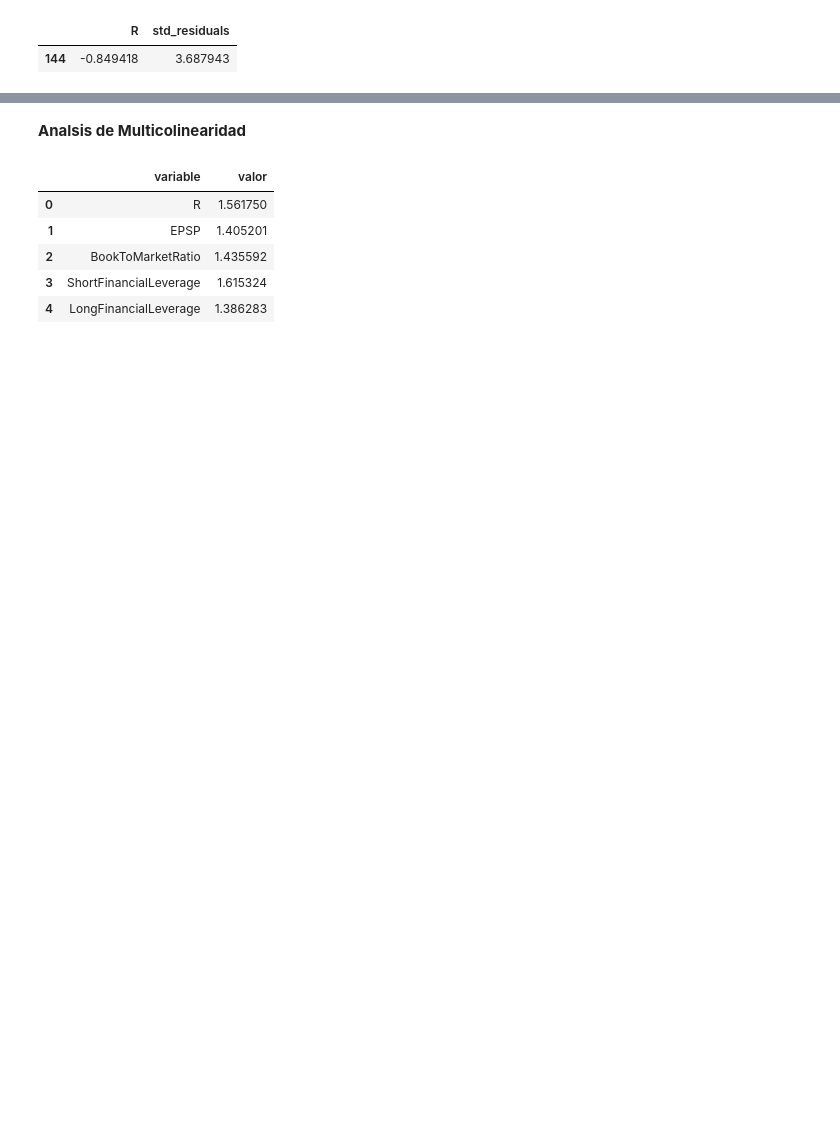
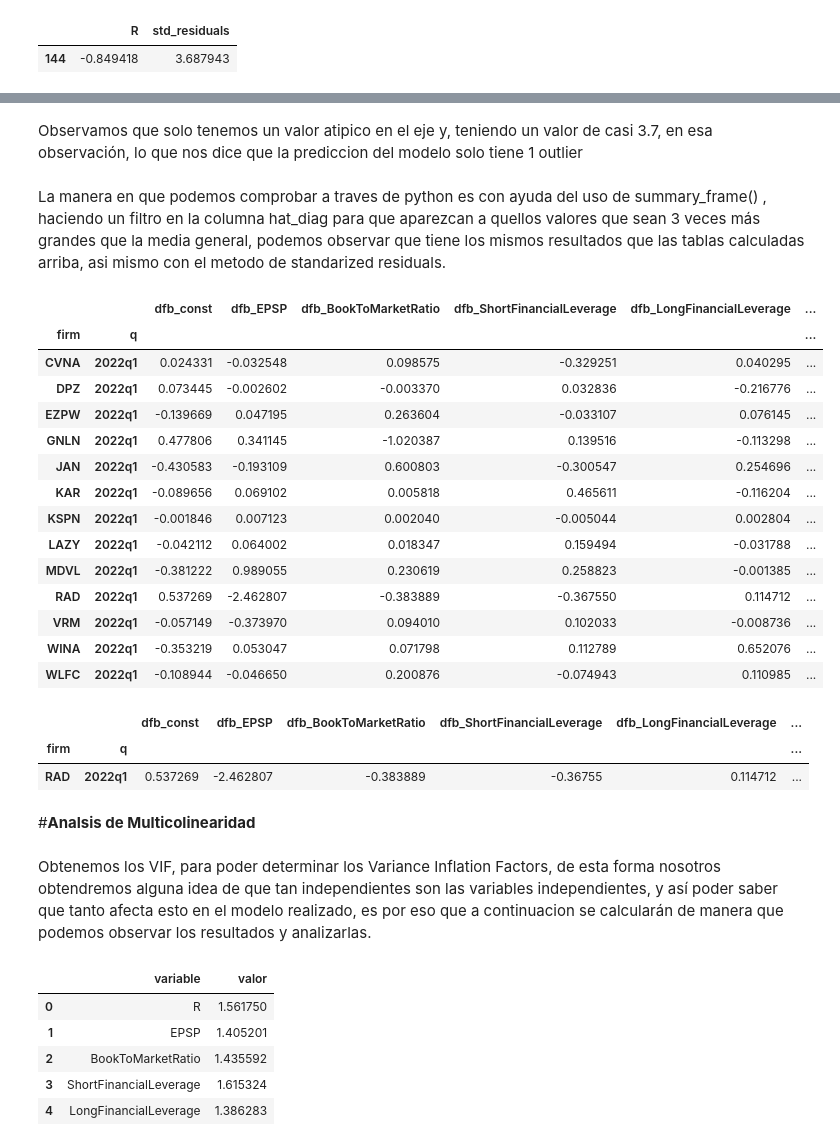
Before and after one commit to danoman17/TC3007C_Modulo5, a Jupyter notebook: Módulo_5_Preprocesamiento_de_datos.ipynb, the cells around one changed output, grey strips where cells are left out. Drawn from its saved outputs; the diff is of its cells as text; code cells hidden in the pictures; blank space fills up the shorter version.

```diff
--- a/Módulo_5_Preprocesamiento_de_datos.ipynb
+++ b/Módulo_5_Preprocesamiento_de_datos.ipynb
@@ -597,5 +610,37 @@ influence_sum
+# %% [markdown]
+Observamos que solo tenemos un valor atipico en el eje y, teniendo un valor de casi 3.7, en esa observación, lo que nos dice que la prediccion del modelo solo tiene 1 outlier
+# %% [markdown]
+La manera en que podemos comprobar a traves de python es con ayuda del uso de summary_frame() , haciendo un filtro en la columna hat_diag para que aparezcan a quellos valores que sean 3 veces más grandes que la media general, podemos observar que tiene los mismos resultados que las tablas calculadas arriba, asi mismo con el metodo de standarized residuals.
+# %%
+influence_sum1 = influence.summary_frame()
+influence_sum1[influence_sum1['hat_diag'] > thrh]
+# %% [output]
+|  |  | dfb_const | dfb_EPSP | dfb_BookToMarketRatio | dfb_ShortFinancialLeverage | dfb_LongFinancialLeverage | ... |
+| firm | q |  |  |  |  |  | ... |
+| CVNA | 2022q1 | 0.024331 | -0.032548 | 0.098575 | -0.329251 | 0.040295 | ... |
+| DPZ | 2022q1 | 0.073445 | -0.002602 | -0.003370 | 0.032836 | -0.216776 | ... |
+| EZPW | 2022q1 | -0.139669 | 0.047195 | 0.263604 | -0.033107 | 0.076145 | ... |
+| GNLN | 2022q1 | 0.477806 | 0.341145 | -1.020387 | 0.139516 | -0.113298 | ... |
+| JAN | 2022q1 | -0.430583 | -0.193109 | 0.600803 | -0.300547 | 0.254696 | ... |
+| KAR | 2022q1 | -0.089656 | 0.069102 | 0.005818 | 0.465611 | -0.116204 | ... |
+| KSPN | 2022q1 | -0.001846 | 0.007123 | 0.002040 | -0.005044 | 0.002804 | ... |
+| LAZY | 2022q1 | -0.042112 | 0.064002 | 0.018347 | 0.159494 | -0.031788 | ... |
+| MDVL | 2022q1 | -0.381222 | 0.989055 | 0.230619 | 0.258823 | -0.001385 | ... |
+| RAD | 2022q1 | 0.537269 | -2.462807 | -0.383889 | -0.367550 | 0.114712 | ... |
+| VRM | 2022q1 | -0.057149 | -0.373970 | 0.094010 | 0.102033 | -0.008736 | ... |
+| WINA | 2022q1 | -0.353219 | 0.053047 | 0.071798 | 0.112789 | 0.652076 | ... |
+| WLFC | 2022q1 | -0.108944 | -0.046650 | 0.200876 | -0.074943 | 0.110985 | ... |
+# %%
+influence_sum2 = influence.summary_frame()
+influence_sum1[influence_sum1['standard_resid'] > 3]
+# %% [output]
+|  |  | dfb_const | dfb_EPSP | dfb_BookToMarketRatio | dfb_ShortFinancialLeverage | dfb_LongFinancialLeverage | ... |
+| firm | q |  |  |  |  |  | ... |
+| RAD | 2022q1 | 0.537269 | -2.462807 | -0.383889 | -0.36755 | 0.114712 | ... |
 # %% [markdown]
-**Analsis de Multicolinearidad**
+#**Analsis de Multicolinearidad**
+# %% [markdown]
+Obtenemos los VIF, para poder determinar los Variance Inflation Factors, de esta forma nosotros obtendremos alguna idea de que tan independientes son las variables independientes, y así poder saber que tanto afecta esto en el modelo realizado, es por eso que a continuacion se calcularán de manera que podemos observar los resultados y analizarlas.
 # %%
 from statsmodels.stats.outliers_influence import variance_inflation_factor as vif
 # %%
```
Also changed, not shown: parts of 18 cells of this notebook.
